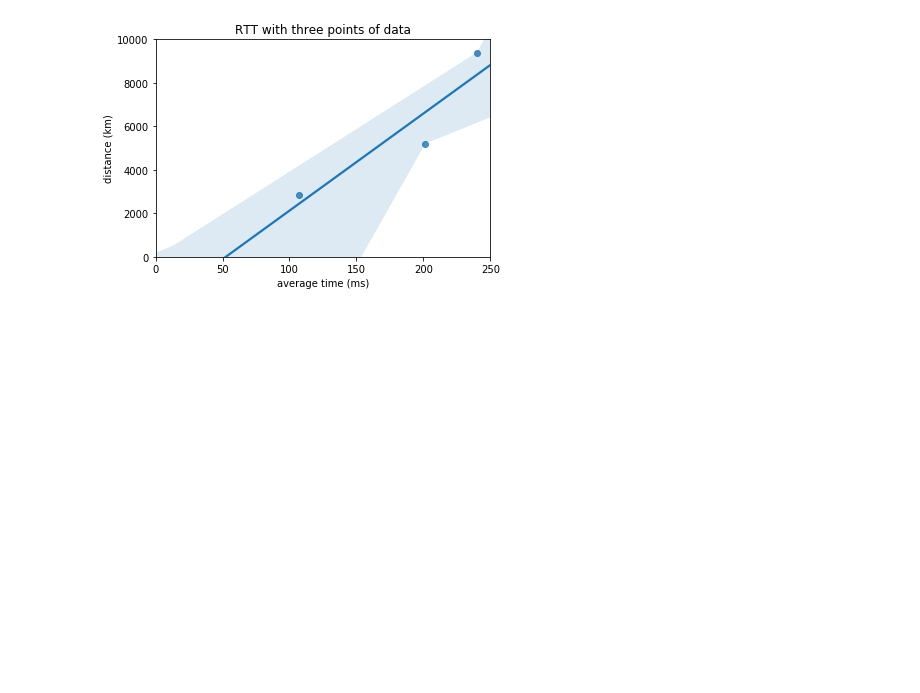
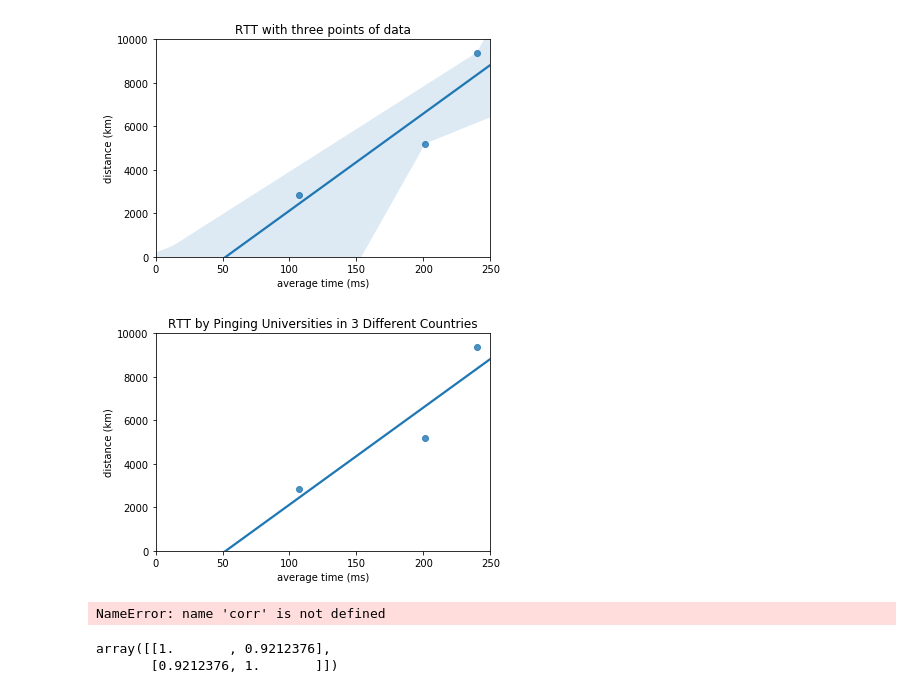
Before and after one commit to OskarEn/intro_data_visualization_python, a Jupyter notebook: real-life-problems/round-trip-times.ipynb, the cells around one changed output. Cells and saved outputs as stored; diff of their text form; code cells hidden in the pictures; blank space fills up the shorter version.

Commit message:
Minimal scatter plot

```diff
--- a/real-life-problems/round-trip-times.ipynb
+++ b/real-life-problems/round-trip-times.ipynb
@@ -41,3 +41,25 @@ sb.regplot(avg_time, distance, scatter=True, fit_reg=True, ci=95)
 plt.savefig("rtt-plot-95-accuracy")
 # %% [output]
 [figure]
+# %%
+## It would be good to plot the standard deviation values for each measurement. Umtil then, just having the line drawn is cleaner
+plt.xlim(0, 250)
+plt.ylim(0, 10000)
+plt.title("RTT by Pinging Universities in 3 Different Countries")
+plt.xlabel("average time (ms)")
+plt.ylabel("distance (km)")
+sb.regplot(avg_time, distance, scatter=True, fit_reg=True, ci=False)
+# plt.show()
+plt.savefig("rtt-plot")
+# %% [output]
+[figure, added]
+# %%
+corr(avg_time, distance) #corr is a function of a dataframe
+# %% [output]
+NameError: name 'corr' is not defined
+# %%
+import numpy as np
+np.corrcoef(avg_time, distance)
+# %% [output]
+array([[1.       , 0.9212376],
+       [0.9212376, 1.       ]])
```
Also changed, not shown: 1 other file.
